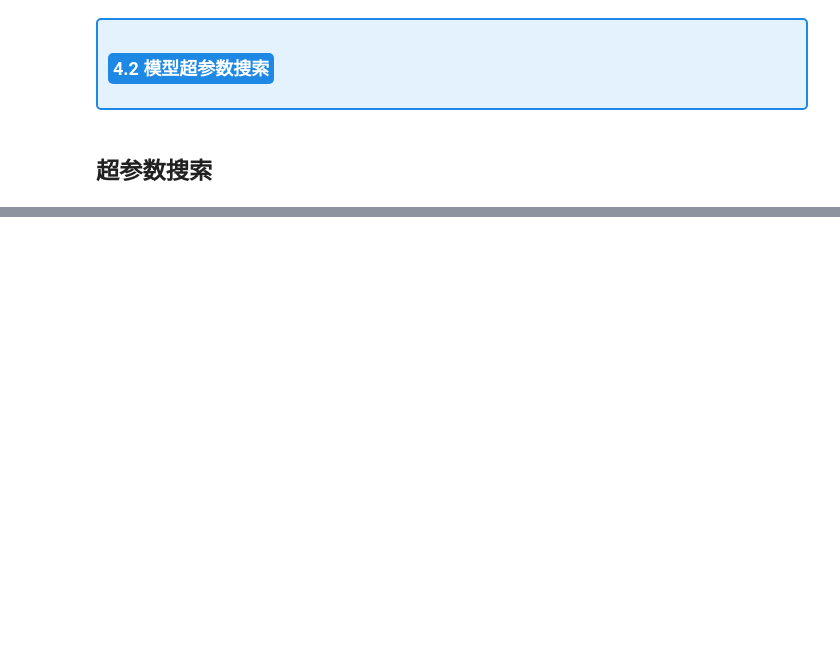
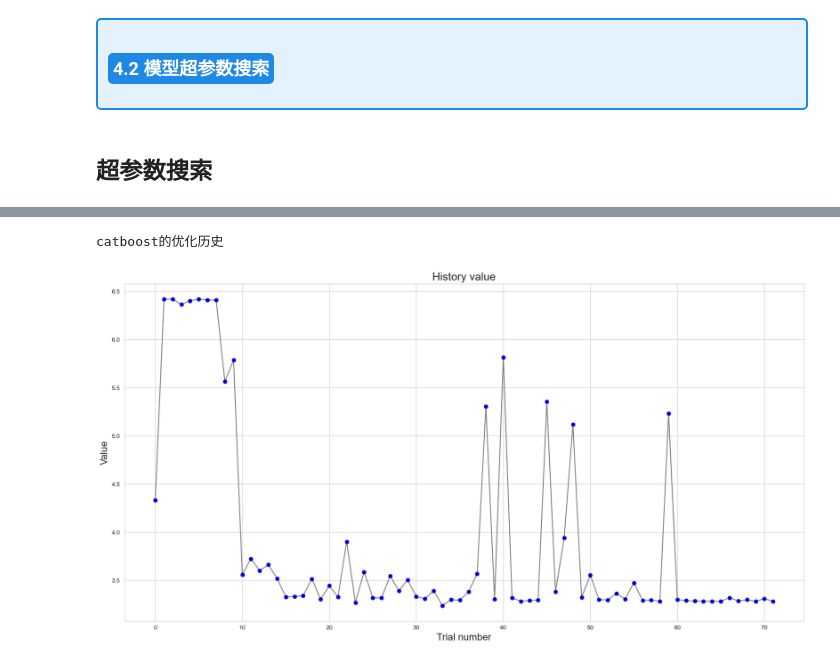
Before and after one commit to 2665477495/closing_auction_premodel, a Jupyter notebook: optiver-baseline4wabulabu.ipynb, the cells around one changed output, grey strips where cells are left out. Saved outputs shown, nothing was run; the diff lists cells and outputs as text; code cells hidden in the pictures; blank space fills up the shorter version.

```diff
--- a/optiver-baseline4wabulabu.ipynb
+++ b/optiver-baseline4wabulabu.ipynb
@@ -696,0 +782,6 @@ Database 版本: ('8.0.34',)
+# %%
+if notebook_config['hyperopt'] & ('cat' in notebook_config['model']):
+    study_cbt = optuna.create_study(study_name='study_cbt_7', direction='minimize', storage=storage_url, load_if_exists=True)
+
+    # 进行参数优化
+    study_cbt.optimize(objective_cbt, n_trials=80)
@@ -696,0 +854,7 @@ Database 版本: ('8.0.34',)
+# %%
+if notebook_config['hyperopt'] & ('cat' in notebook_config['model']):
+    print('catboost的优化历史')
+    study_cbt = optuna.create_study(study_name='study_cbt_6', direction='minimize', storage=storage_url, load_if_exists=True)
+    plot_optimization_history(study_cbt)
+    history_value(study_cbt)
+# %% [output]
@@ -696,0 +862,2 @@ Database 版本: ('8.0.34',)
+catboost的优化历史
+[figure, added]
```
Also changed, not shown: parts of 61 cells of this notebook, 9 other files.
